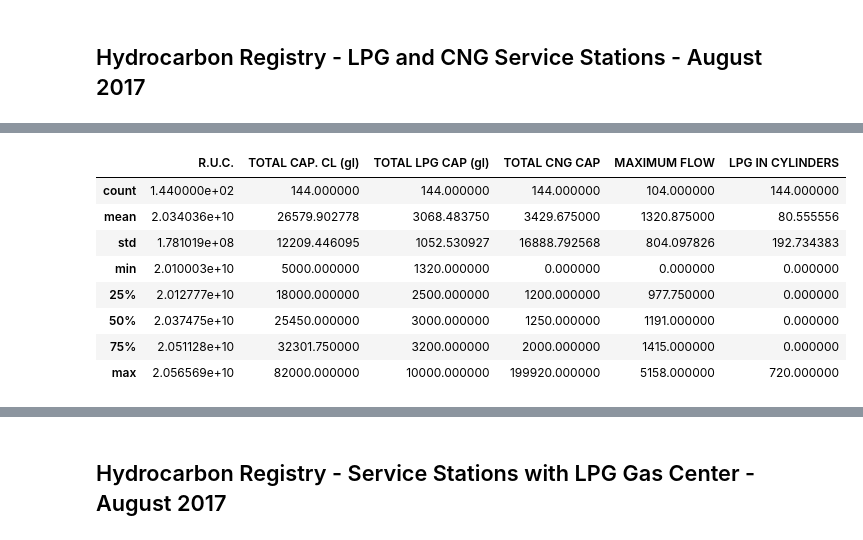
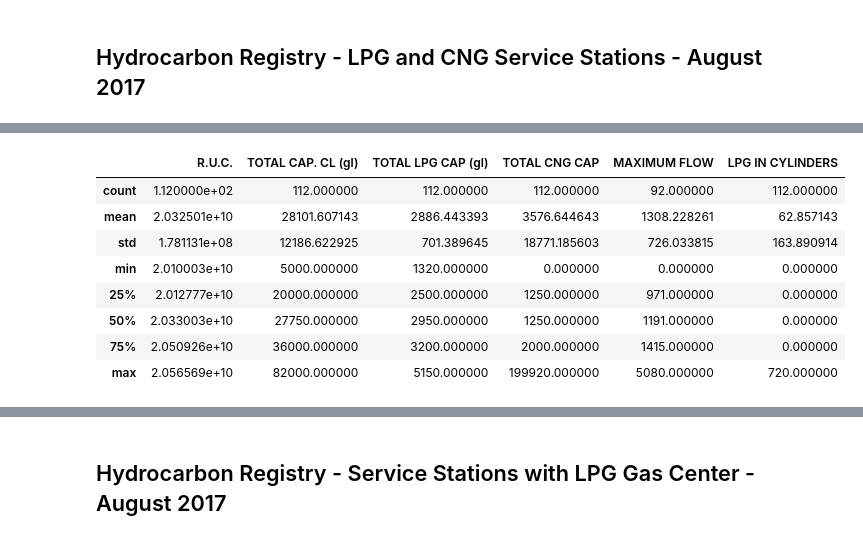
Before and after one commit to OmdenaLimaChapter/1.First-project_Lima_Peru_Open_Data, a Jupyter notebook: Datasets/energy/Registry_Of_Liquid_Hydrocarbons.ipynb, the cells around one changed output, grey strips where cells are left out. Saved outputs shown, nothing was run; the diff lists cells and outputs as text; code cells hidden in the pictures.

```diff
--- a/Datasets/energy/Registry_Of_Liquid_Hydrocarbons.ipynb
+++ b/Datasets/energy/Registry_Of_Liquid_Hydrocarbons.ipynb
@@ -189,10 +190,3 @@ drop_col = ['EXPEDIENTE', 'No', 'REGISTRO', 'TANQUE 1', 'TANQUE 10', 'TANQUE 11'
 
 df1.drop(columns=drop_col, inplace=True, errors='ignore')
 df2.drop(columns=drop_col, inplace=True, errors='ignore')
-# %%
-# change to datetime
-col_date = ['FEC. EMISION', 'FEC. FIRMA']
-
-for col in col_date:
-    df1[col] = pd.to_datetime(df1[col], infer_datetime_format=True).dt.date
-    df2[col] = pd.to_datetime(df2[col], infer_datetime_format=True).dt.date
@@ -219,3 +193,35 @@ df2.rename(columns=es_en_dict, inplace=True)
+# %%
+# extract only Lima Province
+
+df1_lima = df1[df1['PROVINCIA'] == 'LIMA']
+df2_lima = df2[df2['PROVINCIA'] == 'LIMA']
+# %%
+# change to datetime
+col_date = ['FEC. EMISION', 'FEC. FIRMA']
+
+for col in col_date:
+    df1_lima[col] = df1_lima[col].astype('datetime64[ns]')
+    df2_lima[col] = df2_lima[col].astype('datetime64[ns]')
+# %%
+# translate column heading from Spanish to English
+
+# Unique column headings in the two datasets
+columns = np.unique(np.concatenate((df1_lima.columns.values, df2_lima.columns.values)))
+
+# translate to english
+columns_en = []
+n = columns.shape[0]
+for i in range(n):
+    # translate to english
+    columns_en.append(GoogleTranslator(source='es', target='en').translate(columns[i]))
+    i += 1
+
+# create a dictionary of spanish : english
+es_en_dict = dict(map(lambda i,j : (i,j) , columns, columns_en))
+
+# replace spanish values with english in the column
+df1_lima.rename(columns=es_en_dict, inplace=True)
+df2_lima.rename(columns=es_en_dict, inplace=True)
 # %% [markdown]
 ### Visualize Data
 # %% [markdown]
@@ -223,12 +238,12 @@ df2.rename(columns=es_en_dict, inplace=True)
 # %%
-df1.describe()
+df1_lima.describe()
 # %% [output]
 |  | R.U.C. | TOTAL CAP. CL (gl) | TOTAL LPG CAP (gl) | TOTAL CNG CAP | MAXIMUM FLOW | LPG IN CYLINDERS |
-| count | 1.440000e+02 | 144.000000 | 144.000000 | 144.000000 | 104.000000 | 144.000000 |
-| mean | 2.034036e+10 | 26579.902778 | 3068.483750 | 3429.675000 | 1320.875000 | 80.555556 |
-| std | 1.781019e+08 | 12209.446095 | 1052.530927 | 16888.792568 | 804.097826 | 192.734383 |
+| count | 1.120000e+02 | 112.000000 | 112.000000 | 112.000000 | 92.000000 | 112.000000 |
+| mean | 2.032501e+10 | 28101.607143 | 2886.443393 | 3576.644643 | 1308.228261 | 62.857143 |
+| std | 1.781131e+08 | 12186.622925 | 701.389645 | 18771.185603 | 726.033815 | 163.890914 |
 | min | 2.010003e+10 | 5000.000000 | 1320.000000 | 0.000000 | 0.000000 | 0.000000 |
-| 25% | 2.012777e+10 | 18000.000000 | 2500.000000 | 1200.000000 | 977.750000 | 0.000000 |
-| 50% | 2.037475e+10 | 25450.000000 | 3000.000000 | 1250.000000 | 1191.000000 | 0.000000 |
-| 75% | 2.051128e+10 | 32301.750000 | 3200.000000 | 2000.000000 | 1415.000000 | 0.000000 |
-| max | 2.056569e+10 | 82000.000000 | 10000.000000 | 199920.000000 | 5158.000000 | 720.000000 |
+| 25% | 2.012777e+10 | 20000.000000 | 2500.000000 | 1250.000000 | 971.000000 | 0.000000 |
+| 50% | 2.033003e+10 | 27750.000000 | 2950.000000 | 1250.000000 | 1191.000000 | 0.000000 |
+| 75% | 2.050926e+10 | 36000.000000 | 3200.000000 | 2000.000000 | 1415.000000 | 0.000000 |
+| max | 2.056569e+10 | 82000.000000 | 5150.000000 | 199920.000000 | 5080.000000 | 720.000000 |
```
Also changed, not shown: parts of 23 cells of this notebook.
